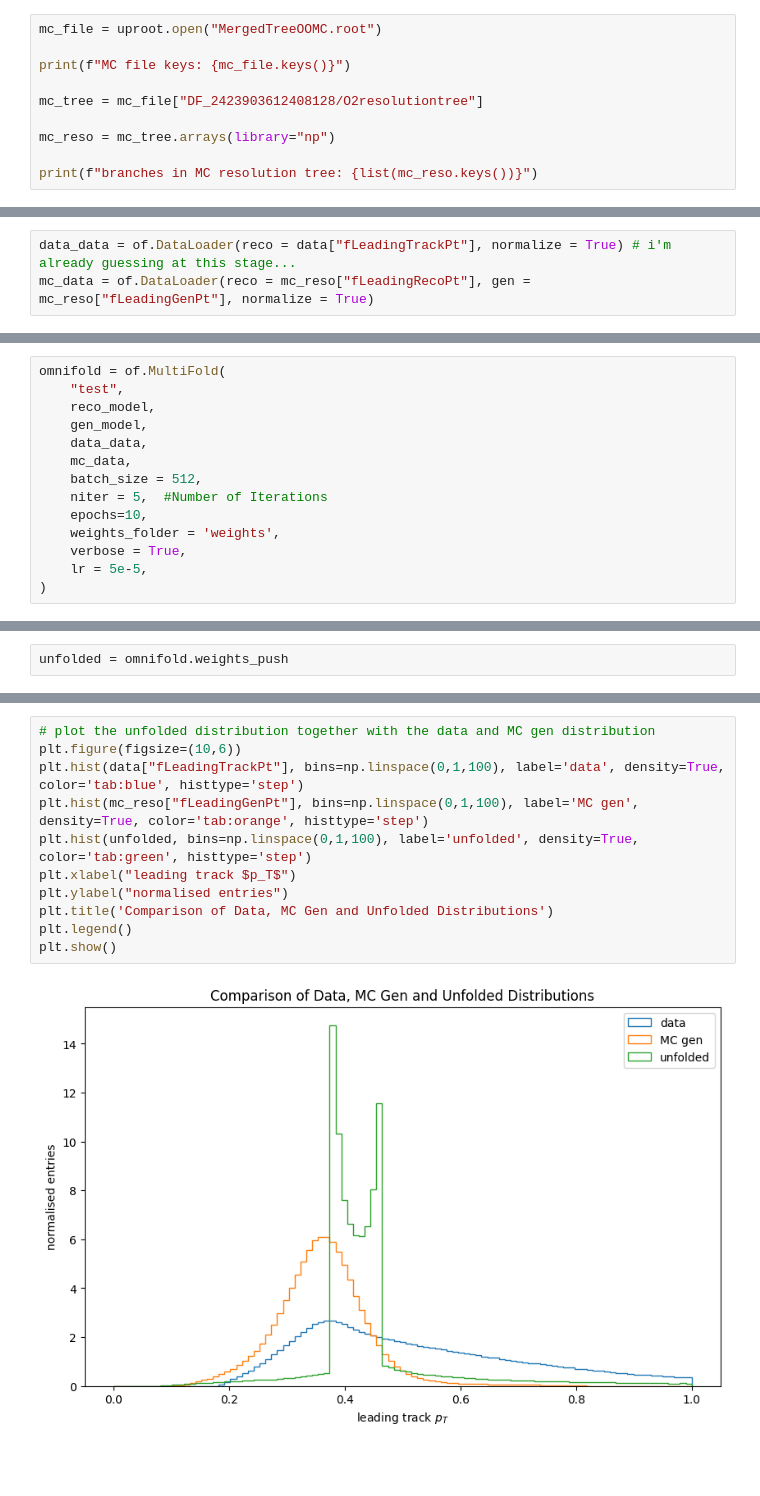
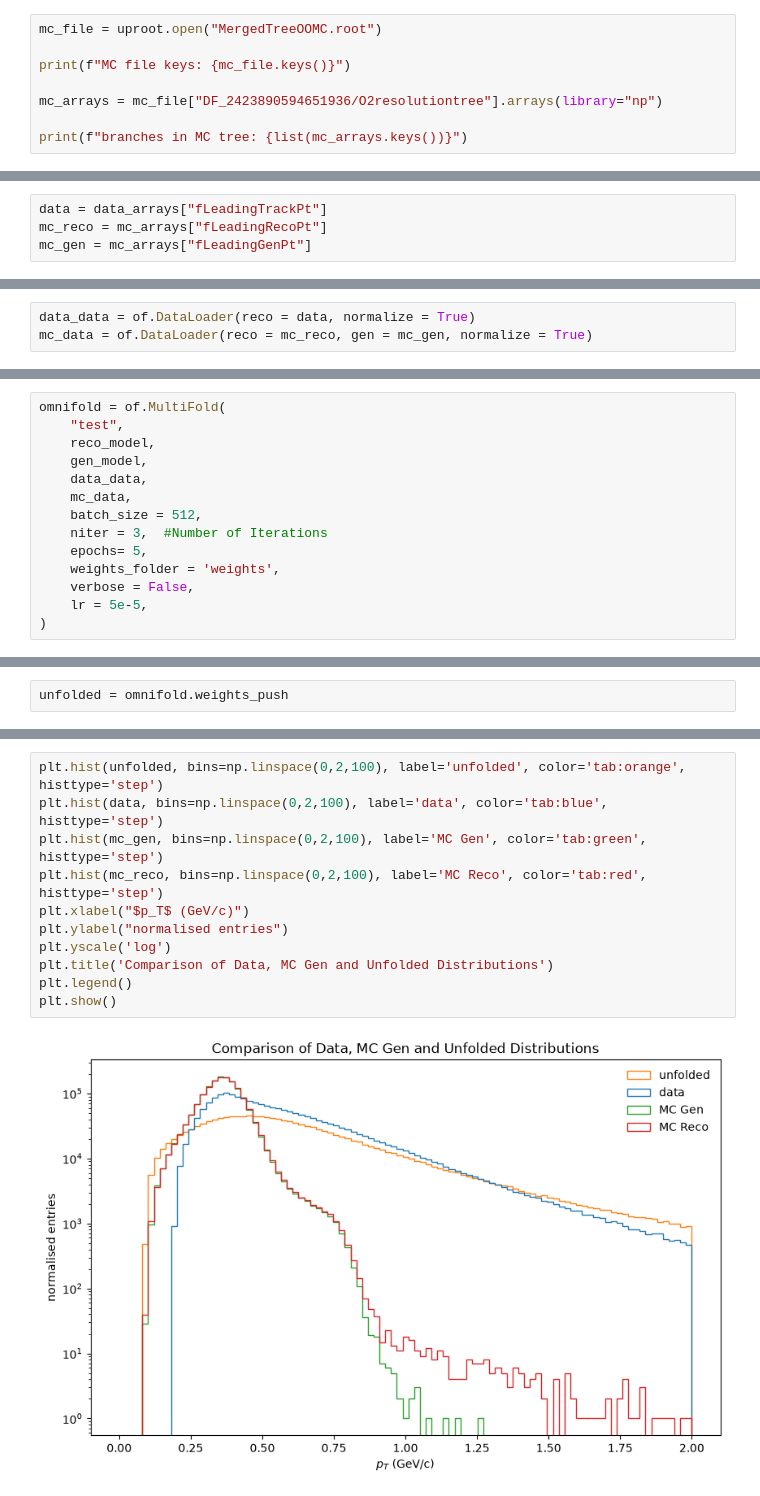
Before and after one commit to jjuracka/AliceUnfolding, a Jupyter notebook: UnfoldRhoMid/unfold.ipynb, the cells around one changed output, grey strips where cells are left out. Cells and saved outputs as stored; diff of their text form; blank space fills up the shorter version.

```diff
--- a/UnfoldRhoMid/unfold.ipynb
+++ b/UnfoldRhoMid/unfold.ipynb
@@ -31,9 +31,7 @@ mc_file = uproot.open("MergedTreeOOMC.root")
 
 print(f"MC file keys: {mc_file.keys()}")
 
-mc_tree = mc_file["DF_2423903612408128/O2resolutiontree"]
+mc_arrays = mc_file["DF_2423890594651936/O2resolutiontree"].arrays(library="np")
 
-mc_reso = mc_tree.arrays(library="np")
-
-print(f"branches in MC resolution tree: {list(mc_reso.keys())}")
+print(f"branches in MC tree: {list(mc_arrays.keys())}")
 # %% [output]
@@ -41,0 +40,4 @@ branches in MC resolution tree: ['fGenPosX', 'fGenPosY', 'fGenPosZ', 'fRecoPosX'
+# %%
+data = data_arrays["fLeadingTrackPt"]
+mc_reco = mc_arrays["fLeadingRecoPt"]
+mc_gen = mc_arrays["fLeadingGenPt"]
@@ -42,6 +55,6 @@ branches in MC resolution tree: ['fGenPosX', 'fGenPosY', 'fGenPosZ', 'fRecoPosX'
 # %%
-data_data = of.DataLoader(reco = data["fLeadingTrackPt"], normalize = True) # i'm already guessing at this stage...
-mc_data = of.DataLoader(reco = mc_reso["fLeadingRecoPt"], gen = mc_reso["fLeadingGenPt"], normalize = True)
+data_data = of.DataLoader(reco = data, normalize = True)
+mc_data = of.DataLoader(reco = mc_reco, gen = mc_gen, normalize = True)
 # %% [output]
 INFO: Creating weights ...
 INFO: Creating pass reco flag ...
@@ -136,10 +75,10 @@ omnifold = of.MultiFold(
     data_data,
     mc_data,
     batch_size = 512,
-    niter = 5,  #Number of Iterations
-    epochs=10,
+    niter = 3,  #Number of Iterations
+    epochs= 5,
     weights_folder = 'weights',
-    verbose = True,
+    verbose = False,
     lr = 5e-5,
 )
 # %% [output]
@@ -169,13 +122,13 @@ unfolded = omnifold.weights_push
 # %%
-# plot the unfolded distribution together with the data and MC gen distribution
-plt.figure(figsize=(10,6))
-plt.hist(data["fLeadingTrackPt"], bins=np.linspace(0,1,100), label='data', density=True, color='tab:blue', histtype='step')
-plt.hist(mc_reso["fLeadingGenPt"], bins=np.linspace(0,1,100), label='MC gen', density=True, color='tab:orange', histtype='step')
-plt.hist(unfolded, bins=np.linspace(0,1,100), label='unfolded', density=True, color='tab:green', histtype='step')
-plt.xlabel("leading track $p_T$")
+plt.hist(unfolded, bins=np.linspace(0,2,100), label='unfolded', color='tab:orange', histtype='step')
+plt.hist(data, bins=np.linspace(0,2,100), label='data', color='tab:blue', histtype='step')
+plt.hist(mc_gen, bins=np.linspace(0,2,100), label='MC Gen', color='tab:green', histtype='step')
+plt.hist(mc_reco, bins=np.linspace(0,2,100), label='MC Reco', color='tab:red', histtype='step')
+plt.xlabel("$p_T$ (GeV/c)")
 plt.ylabel("normalised entries")
+plt.yscale('log')
 plt.title('Comparison of Data, MC Gen and Unfolded Distributions')
 plt.legend()
 plt.show()
 # %% [output]
-[figure, old version]
+[figure, new version]
```
Also changed, not shown: parts of 12 cells of this notebook, 2 other files.
